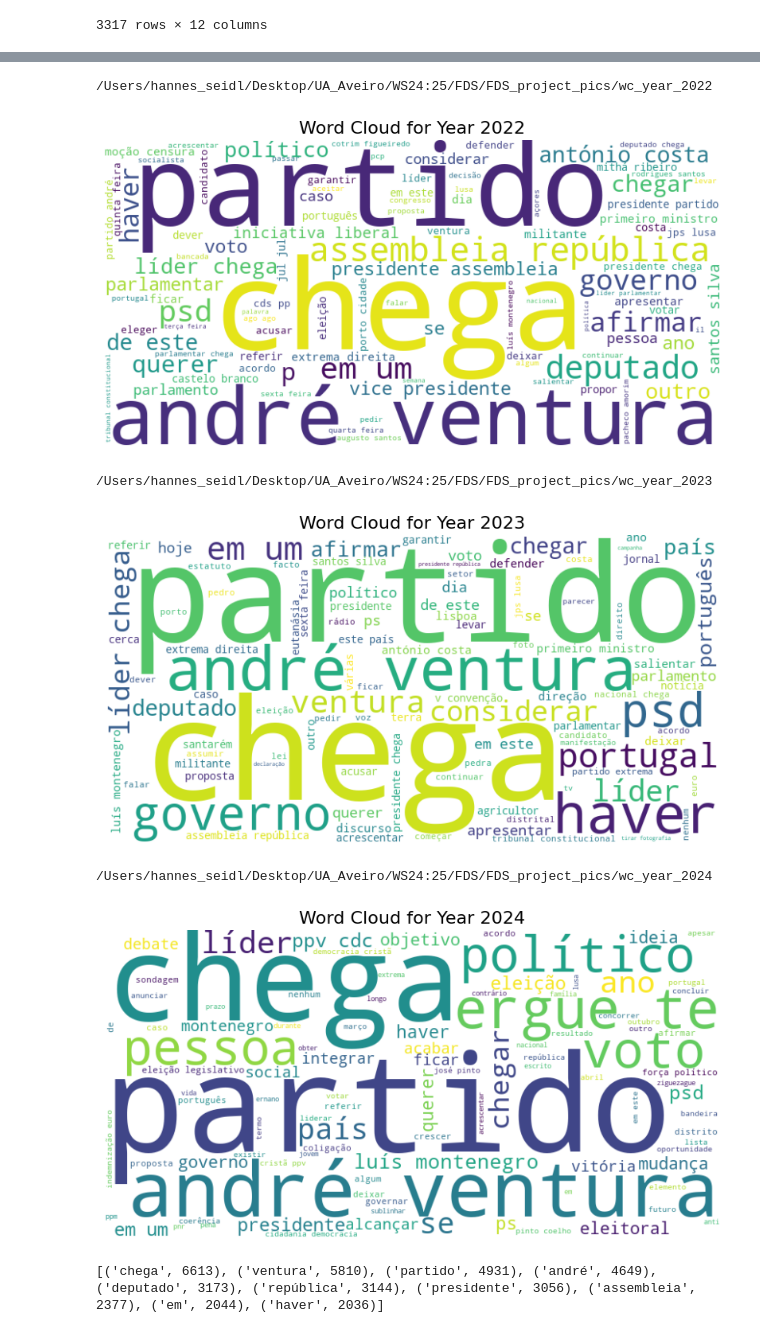
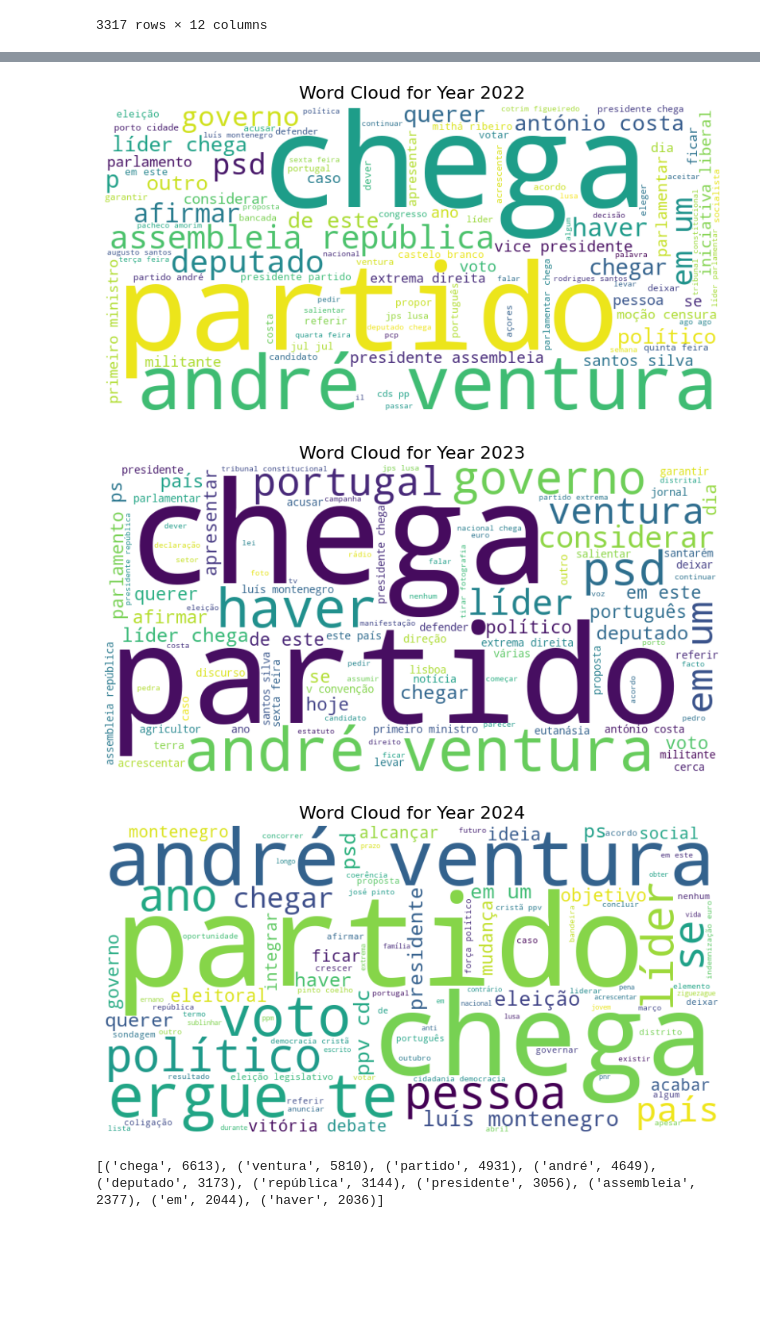
Before and after one commit to hxnn3sgit/FDS_Project, a Jupyter notebook: 2nd_deliverable.ipynb, the cells around one changed output, grey strips where cells are left out. Saved outputs shown, nothing was run; the diff lists cells and outputs as text; code cells hidden in the pictures; blank space fills up the shorter version.

Commit message:
removed debug output and commented out lines for saving the images

```diff
--- a/2nd_deliverable.ipynb
+++ b/2nd_deliverable.ipynb
@@ -926,15 +926,15 @@ def generate_yearly_wordclouds(df_for_visuals, text_column='Lemma_String', times
         ).generate(combined_text)
 
         # Create filename for saving
-        filename = f"/Users/hannes_seidl/Desktop/UA_Aveiro/WS24:25/FDS/FDS_project_pics/wc_year_{year}"
-        print(filename)
+        # filename = f"/Users/hannes_seidl/Desktop/UA_Aveiro/WS24:25/FDS/FDS_project_pics/wc_year_{year}"; # comment in and change filepath if saving of the plot is necessary
+
 
         # Plot the word cloud
         plt.figure(figsize=(10, 6))
         plt.imshow(wordcloud, interpolation='bilinear')
         plt.axis('off')  # Turn off axes
         plt.title(f"Word Cloud for Year {year}", fontsize=16)
-        plt.savefig(fname=filename)
+        # plt.savefig(fname=filename)
         plt.show()
 
 generate_yearly_wordclouds(df_for_visuals, text_column='Lemma_String', timestamp_column='timestamp')
@@ -948,9 +945,6 @@ generate_yearly_wordclouds(df_for_visuals, text_column='Lemma_String', timestamp
-/Users/hannes_seidl/Desktop/UA_Aveiro/WS24:25/FDS/FDS_project_pics/wc_year_2022
-[figure, old version]
+[figure, new version]
-/Users/hannes_seidl/Desktop/UA_Aveiro/WS24:25/FDS/FDS_project_pics/wc_year_2023
-[figure, old version]
+[figure, new version]
-/Users/hannes_seidl/Desktop/UA_Aveiro/WS24:25/FDS/FDS_project_pics/wc_year_2024
-[figure, old version]
+[figure, new version]
 # %%
 # Split the combined text into words
 all_words = combined_text.split()
```
Also changed, not shown: parts of 6 cells of this notebook.
